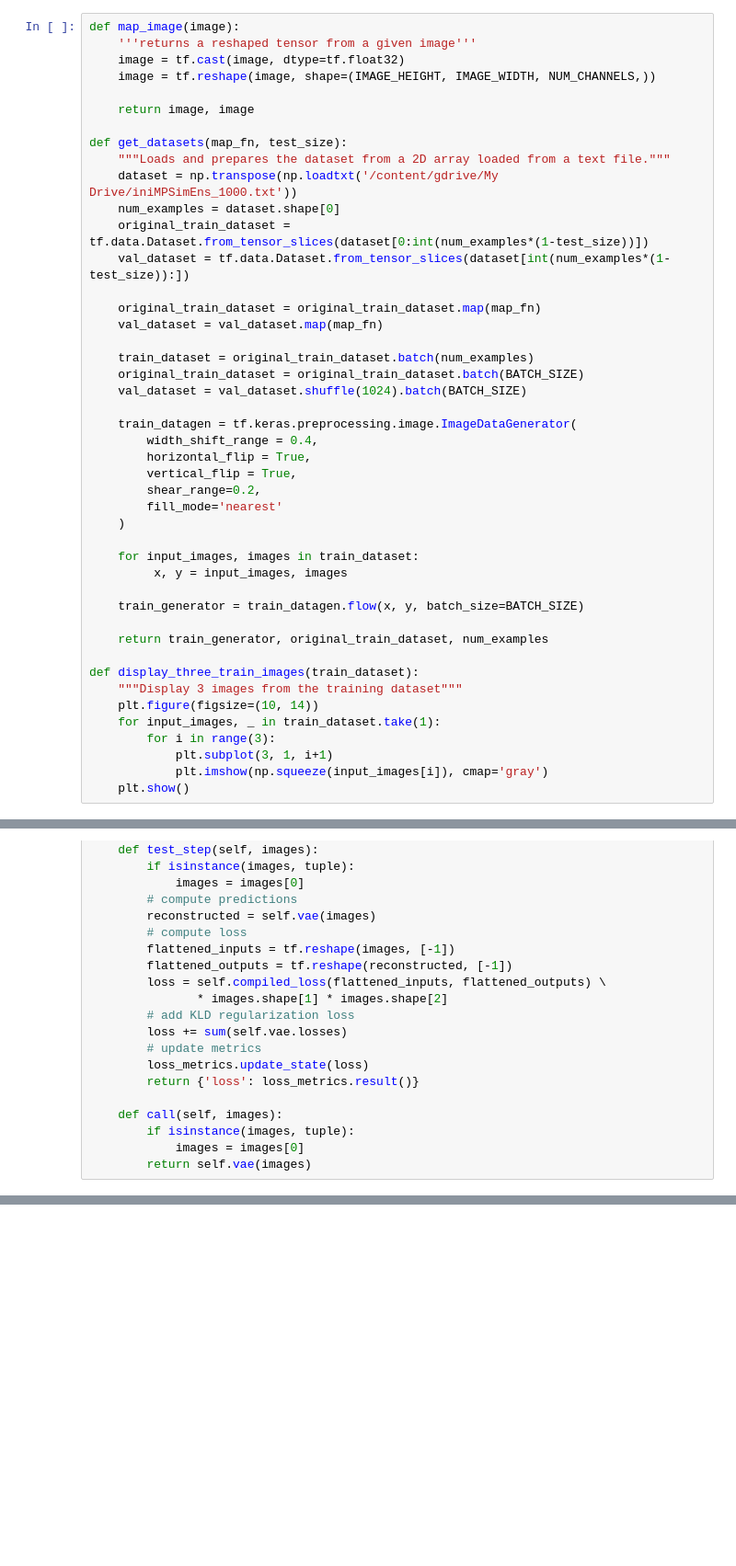
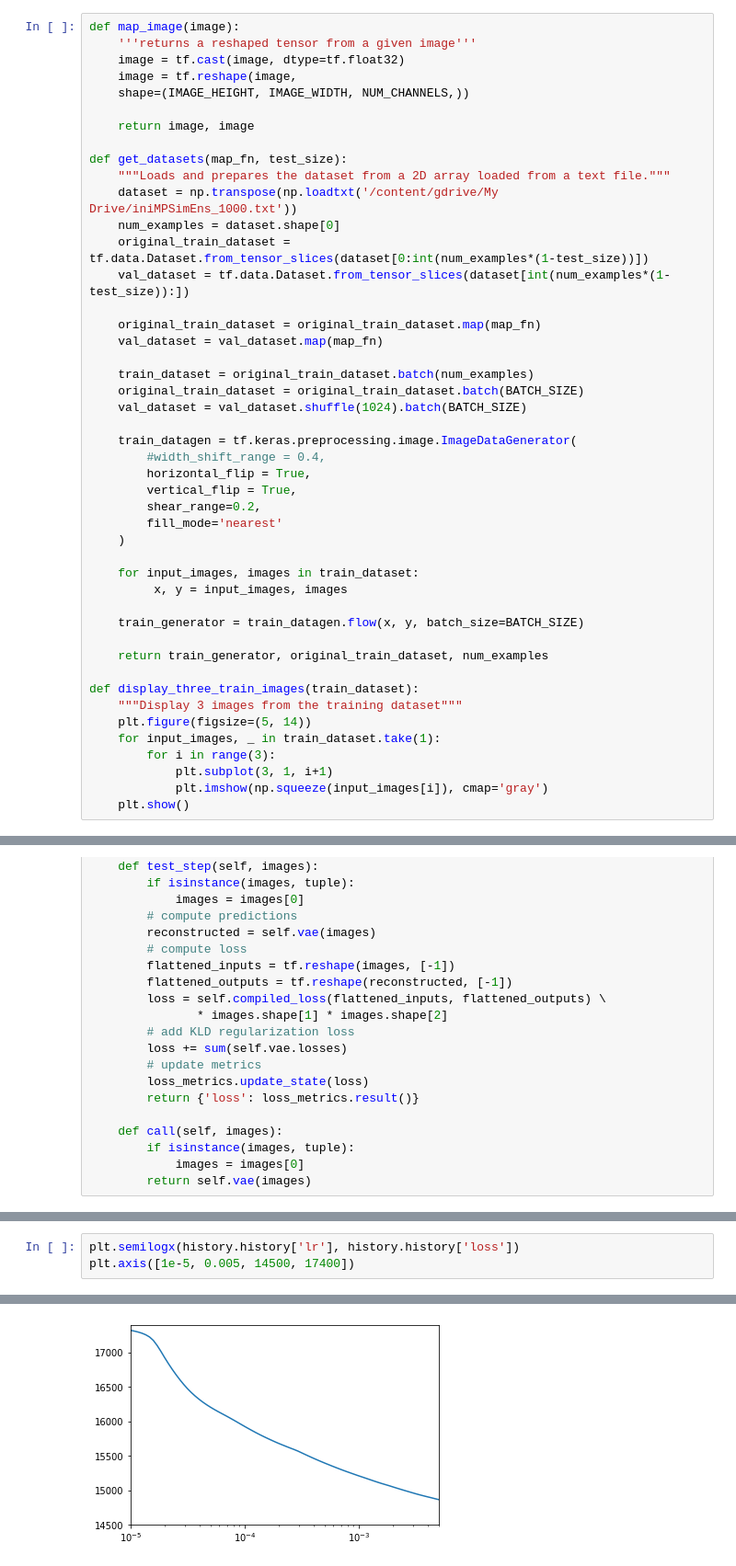
Before and after one commit to lamd91/VAE_DA, a Jupyter notebook: VAE_MPS.ipynb, the cells around one changed output, grey strips where cells are left out. Shown at 92% size. Drawn from its saved outputs; the diff is of its cells as text; blank space fills up the shorter version.

```diff
--- a/VAE_MPS.ipynb
+++ b/VAE_MPS.ipynb
@@ -22,7 +29,8 @@ NUM_CHANNELS = 1
 def map_image(image):
     '''returns a reshaped tensor from a given image'''
     image = tf.cast(image, dtype=tf.float32)
-    image = tf.reshape(image, shape=(IMAGE_HEIGHT, IMAGE_WIDTH, NUM_CHANNELS,))
+    image = tf.reshape(image,
+    shape=(IMAGE_HEIGHT, IMAGE_WIDTH, NUM_CHANNELS,))
 
     return image, image
 
@@ -41,7 +49,7 @@ def get_datasets(map_fn, test_size):
     val_dataset = val_dataset.shuffle(1024).batch(BATCH_SIZE)
 
     train_datagen = tf.keras.preprocessing.image.ImageDataGenerator(
-        width_shift_range = 0.4,
+        #width_shift_range = 0.4,
         horizontal_flip = True,
         vertical_flip = True,
         shear_range=0.2,
@@ -57,7 +65,7 @@ def get_datasets(map_fn, test_size):
 
 def display_three_train_images(train_dataset):
     """Display 3 images from the training dataset"""
-    plt.figure(figsize=(10, 14))
+    plt.figure(figsize=(5, 14))
     for input_images, _ in train_dataset.take(1):
         for i in range(3):
             plt.subplot(3, 1, i+1)
@@ -374,0 +428,4 @@ def show_original_reconstructed_images(model, train_dataset):
+# %%
+plt.semilogx(history.history['lr'], history.history['loss'])
+plt.axis([1e-5, 0.005, 14500, 17400])
+# %% [output]
@@ -375 +433,2 @@ def show_original_reconstructed_images(model, train_dataset):
+[figure, added]
 # %%
```
Also changed, not shown: parts of 24 cells of this notebook.
